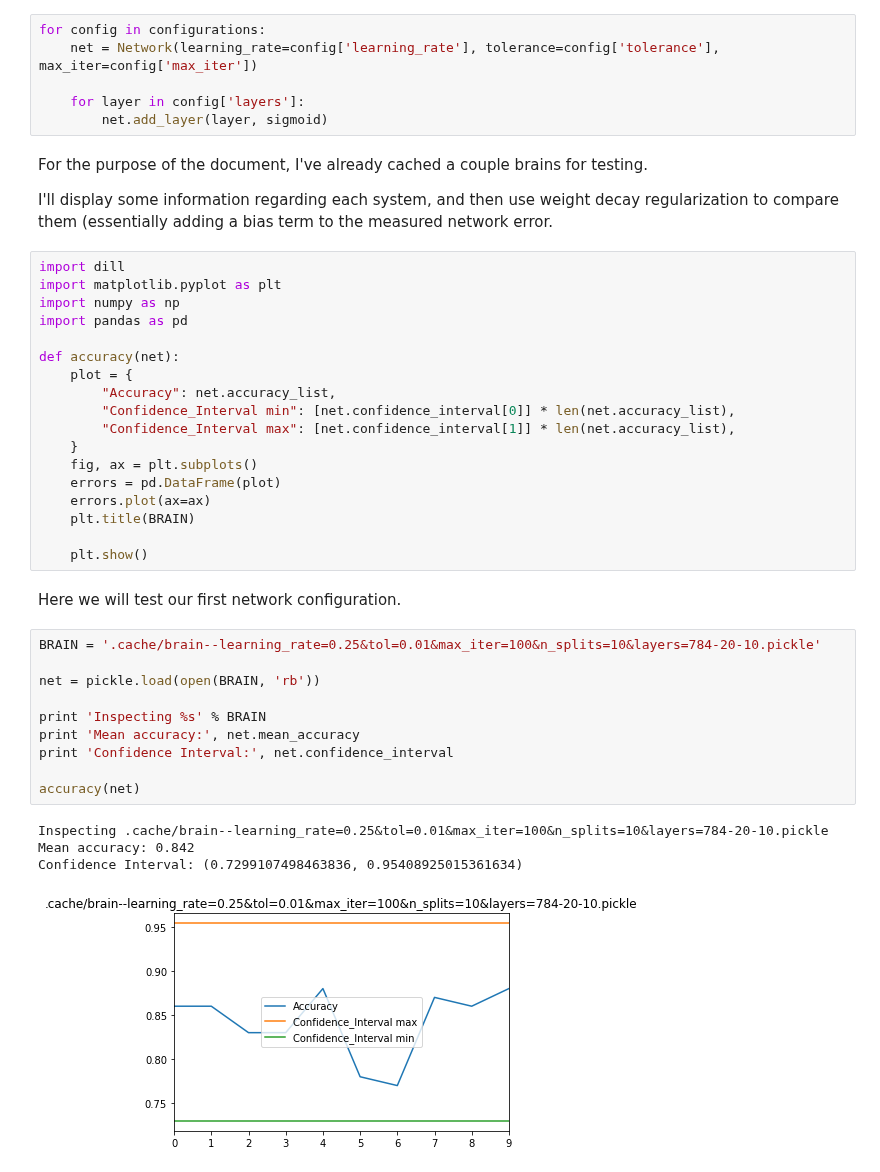
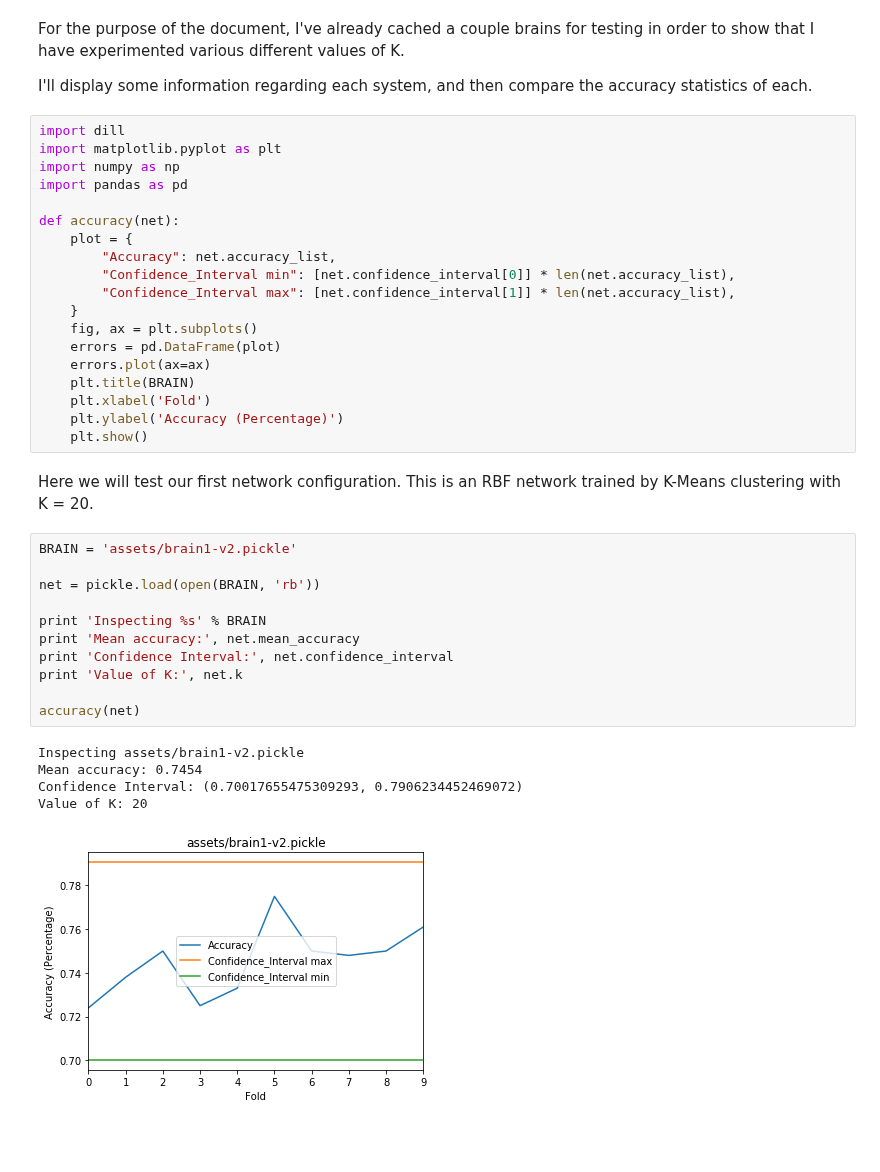
Before and after one commit to ermel272/comp4107-a2, a Jupyter notebook: q2/a2-q2.ipynb, the cells around one changed output. Saved outputs shown, nothing was run; the diff lists cells and outputs as text; blank space fills up the shorter version.

Commit message:
Final commit containing cached networks and final RBF.

```diff
--- a/q2/a2-q2.ipynb
+++ b/q2/a2-q2.ipynb
@@ -65,13 +51,7 @@ configurations = [
-# %%
-for config in configurations:
-    net = Network(learning_rate=config['learning_rate'], tolerance=config['tolerance'], max_iter=config['max_iter'])
-
-    for layer in config['layers']:
-        net.add_layer(layer, sigmoid)
 # %% [markdown]
-For the purpose of the document, I've already cached a couple brains for testing.
+For the purpose of the document, I've already cached a couple brains for testing in order to show that I have experimented various different values of K.
 
-I'll display some information regarding each system, and then use weight decay regularization to compare them (essentially adding a bias term to the measured network error.
+I'll display some information regarding each system, and then compare the accuracy statistics of each.
 # %%
 import dill
 import matplotlib.pyplot as plt
@@ -88,22 +68,25 @@ def accuracy(net):
     errors = pd.DataFrame(plot)
     errors.plot(ax=ax)
     plt.title(BRAIN)
-
+    plt.xlabel('Fold')
+    plt.ylabel('Accuracy (Percentage)')
     plt.show()
 # %% [markdown]
-Here we will test our first network configuration.
+Here we will test our first network configuration. This is an RBF network trained by K-Means clustering with K = 20.
 # %%
-BRAIN = '.cache/brain--learning_rate=0.25&tol=0.01&max_iter=100&n_splits=10&layers=784-20-10.pickle'
+BRAIN = 'assets/brain1-v2.pickle'
 
 net = pickle.load(open(BRAIN, 'rb'))
 
 print 'Inspecting %s' % BRAIN
 print 'Mean accuracy:', net.mean_accuracy
 print 'Confidence Interval:', net.confidence_interval
+print 'Value of K:', net.k
 
 accuracy(net)
 # %% [output]
-Inspecting .cache/brain--learning_rate=0.25&tol=0.01&max_iter=100&n_splits=10&layers=784-20-10.pickle
-Mean accuracy: 0.842
-Confidence Interval: (0.7299107498463836, 0.95408925015361634)
+Inspecting assets/brain1-v2.pickle
+Mean accuracy: 0.7454
+Confidence Interval: (0.70017655475309293, 0.7906234452469072)
+Value of K: 20
-[figure, old version]
+[figure, new version]
```
Also changed, not shown: parts of 14 cells of this notebook, 7 other files.
